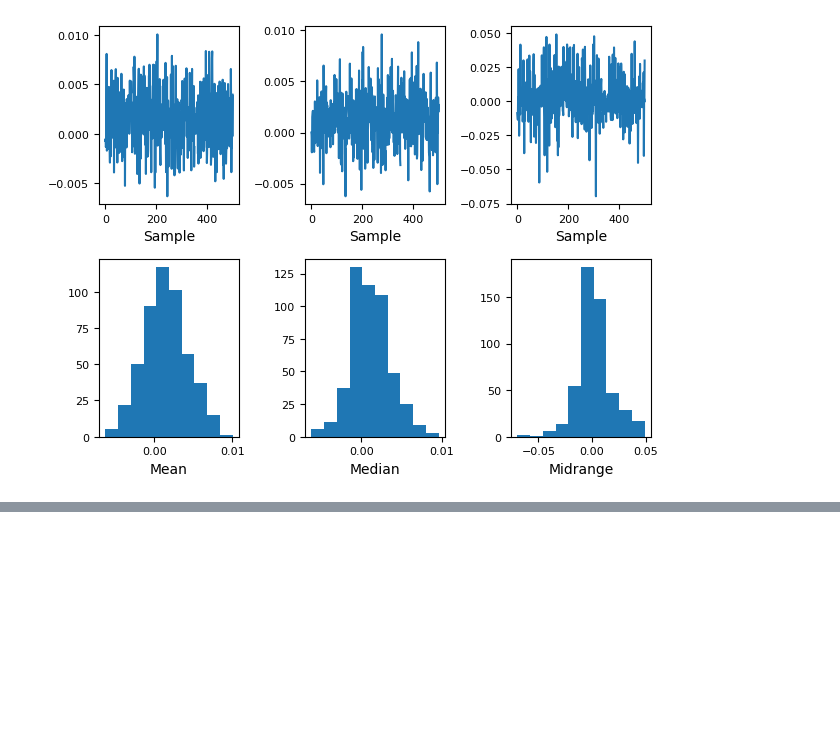
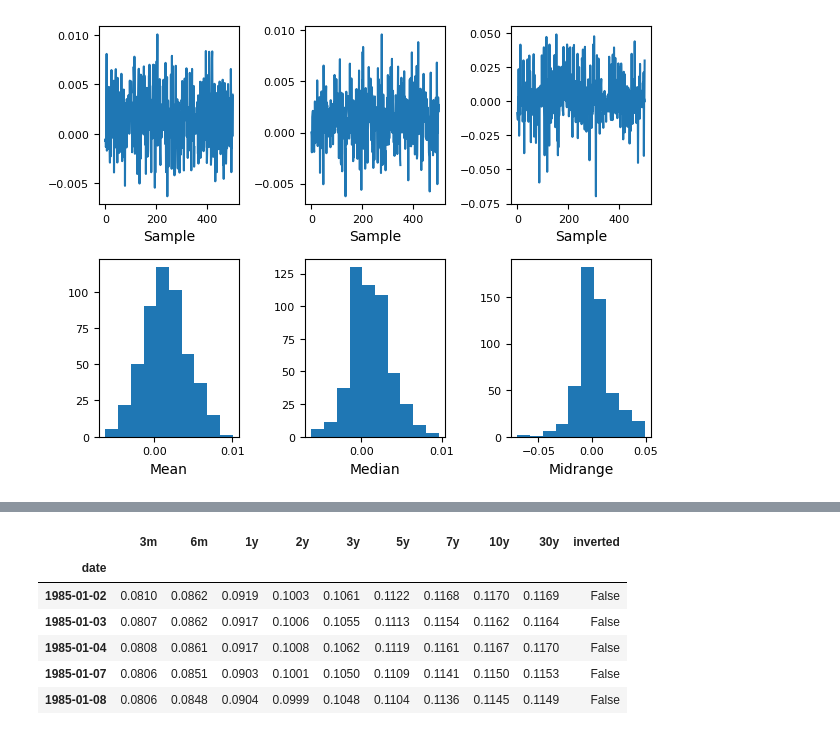
Before and after one commit to MichalPoleszczuk/Books, a Jupyter notebook: Python_for_Algorithmic_Trading_Cookbook/Chapter3/Notes_to_Chapter3.ipynb, the cells around one changed output, grey strips where cells are left out. Cells and saved outputs as stored; diff of their text form; code cells hidden in the pictures; blank space fills up the shorter version.

```diff
--- a/Python_for_Algorithmic_Trading_Cookbook/Chapter3/Notes_to_Chapter3.ipynb
+++ b/Python_for_Algorithmic_Trading_Cookbook/Chapter3/Notes_to_Chapter3.ipynb
@@ -118,0 +127,15 @@ bootstrap_plot(returns)
+# %%
+import matplotlib.pyplot as plt
+import numpy as np
+from matplotlib import animation
+from mpl_toolkits.mplot3d import Axes3D
+from openbb import obb
+obb.user.preferences.output_type = "dataframe"
+# %%
+# Creating list of maturities and downloading the data
+maturities = ["3m", "6m", "1y", "2y", "3y", "5y", "7y", "10y", "30y"]
+data = obb.fixedincome.government.treasury_rates(
+    start_date="1985-01-01",
+    provider="federal_reserve",
+).dropna(how="all").drop(columns=["month_1", "year_20"])
+data.columns = maturities
@@ -118,0 +152,13 @@ bootstrap_plot(returns)
+# %%
+# we can use boolean indexing to mark where the yield curve is inverted
+data["inverted"] = data["30y"] < data["3m"]
+# %%
+data.head()
+# %% [output]
+|  | 3m | 6m | 1y | 2y | 3y | 5y | 7y | 10y | 30y | inverted |
+| date |  |  |  |  |  |  |  |  |  |  |
+| 1985-01-02 | 0.0810 | 0.0862 | 0.0919 | 0.1003 | 0.1061 | 0.1122 | 0.1168 | 0.1170 | 0.1169 | False |
+| 1985-01-03 | 0.0807 | 0.0862 | 0.0917 | 0.1006 | 0.1055 | 0.1113 | 0.1154 | 0.1162 | 0.1164 | False |
+| 1985-01-04 | 0.0808 | 0.0861 | 0.0917 | 0.1008 | 0.1062 | 0.1119 | 0.1161 | 0.1167 | 0.1170 | False |
+| 1985-01-07 | 0.0806 | 0.0851 | 0.0903 | 0.1001 | 0.1050 | 0.1109 | 0.1141 | 0.1150 | 0.1153 | False |
+| 1985-01-08 | 0.0806 | 0.0848 | 0.0904 | 0.0999 | 0.1048 | 0.1104 | 0.1136 | 0.1145 | 0.1149 | False |
```
Also changed, not shown: parts of 15 cells of this notebook.
